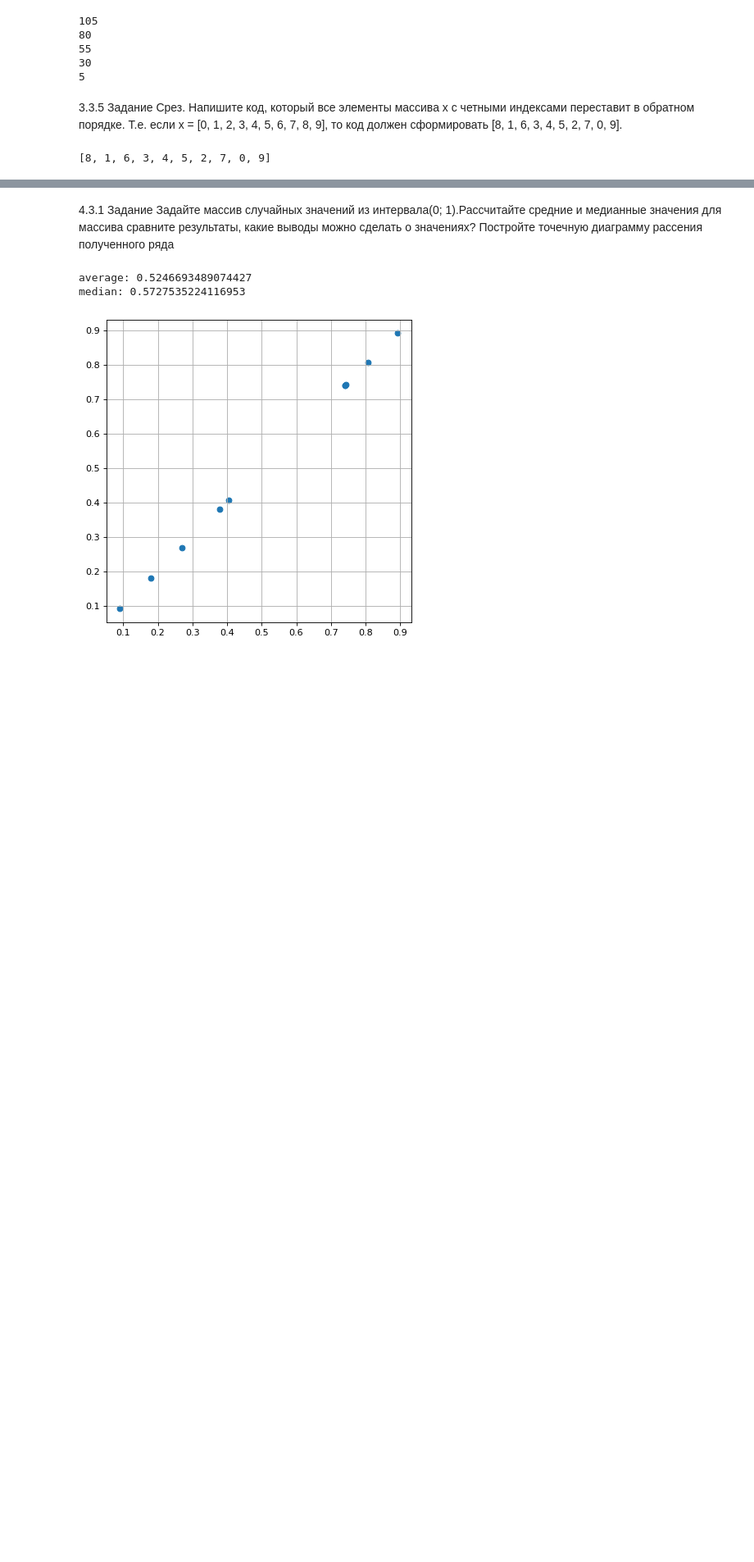
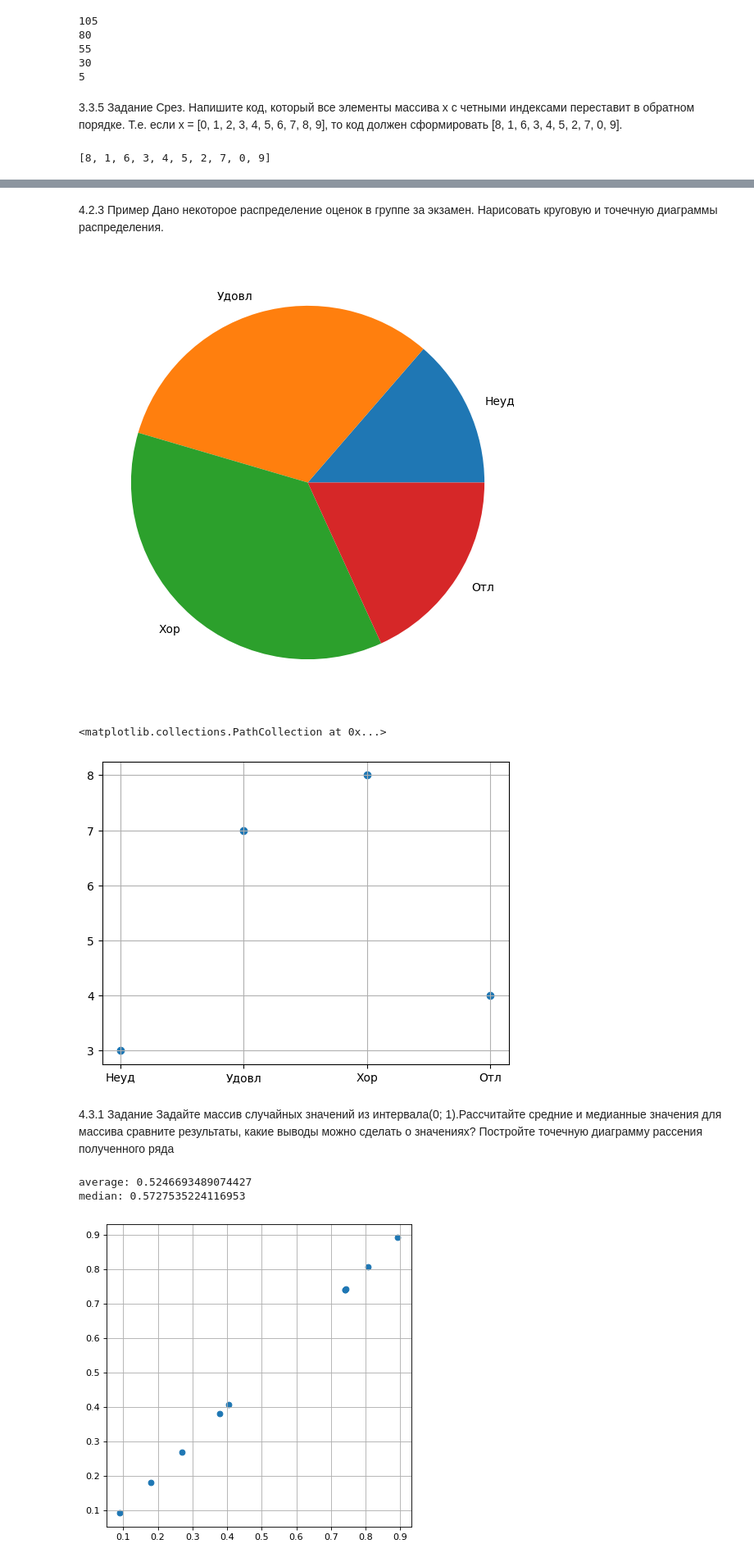
Before and after one commit to yakaska/mirea_artificial_intelligence, a Jupyter notebook: Yakushev_VP_Workbook1.ipynb, the cells around one changed output, grey strips where cells are left out. Shown: that part at 82% size. Drawn from its saved outputs; the diff is of its cells as text; code cells hidden in the pictures; blank space fills up the shorter version.

```diff
--- a/Yakushev_VP_Workbook1.ipynb
+++ b/Yakushev_VP_Workbook1.ipynb
@@ -99,3 +293,23 @@ print(x)
+# %% [markdown]
+4.2.3 Пример
+Дано некоторое распределение оценок в группе за экзамен. Нарисовать
+круговую и точечную диаграммы распределения.
+# %%
+from matplotlib import pyplot as plt
+import numpy as np
+
+marks = ['Неуд', 'Удовл', 'Хор', 'Отл']
+
+data = [3, 7, 8, 4]
+fig = plt.figure(figsize=(10, 7))
+plt.pie(data, labels=marks)
+plt.show()
+plt.grid()
+plt.scatter(marks, data)
+# %% [output]
+[figure, added]
+<matplotlib.collections.PathCollection at 0x...>
+[figure, added]
 # %% [markdown]
 4.3.1 Задание
 Задайте массив случайных значений из интервала(0; 1).Рассчитайте средние и медианные значения для массива сравните результаты, какие выводы можно сделать о значениях? Постройте точечную диаграмму рассения полученного ряда
```
Also changed, not shown: parts of 23 cells of this notebook.
